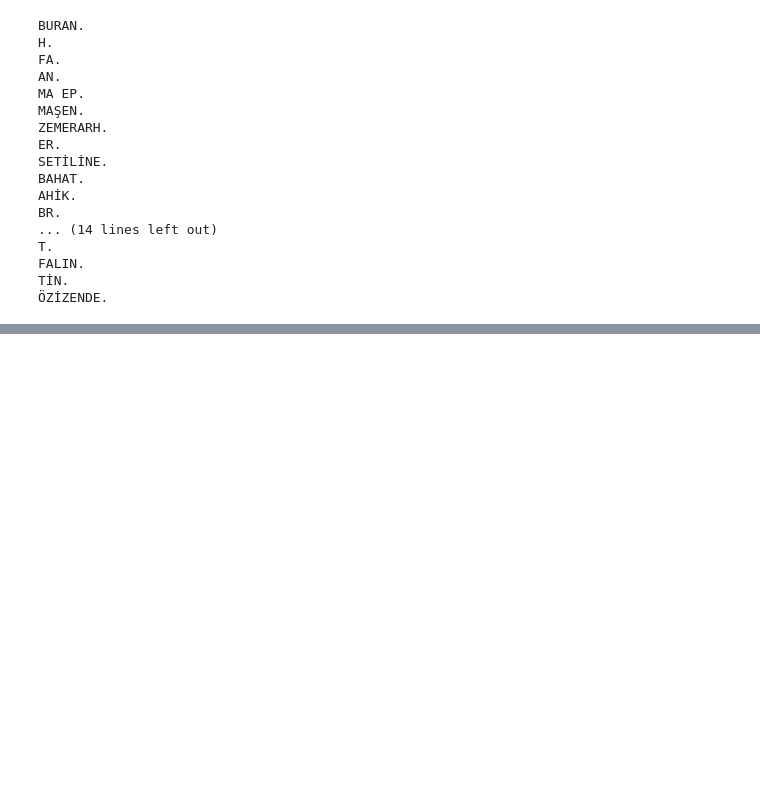
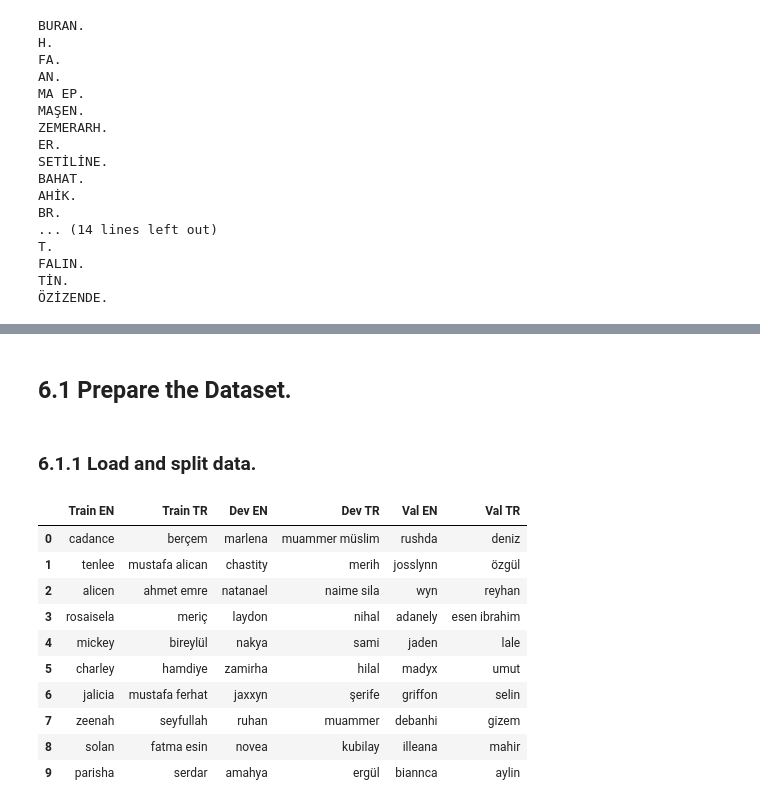
Before and after one commit to EdizArkin/yz50, a Jupyter notebook: w3_language_model.ipynb, the cells around one changed output, grey strips where cells are left out. Saved outputs shown, nothing was run; the diff lists cells and outputs as text; code cells hidden in the pictures; blank space fills up the shorter version.

```diff
--- a/w3_language_model.ipynb
+++ b/w3_language_model.ipynb
@@ -1299,0 +1302,4 @@ TİN.
+# %% [markdown]
+## 6.1 Prepare the Dataset.
+# %% [markdown]
+### 6.1.1 Load and split data.
@@ -1299,0 +1330,20 @@ TİN.
+# %%
+pd.DataFrame(
+    [[train_set_en[i], train_set_tr[i],
+      dev_set_en[i], dev_set_tr[i],
+      val_set_en[i], val_set_tr[i]]
+     for i in range(10)],
+    columns=["Train EN", "Train TR", "Dev EN", "Dev TR", "Val EN", "Val TR"]
+)
+# %% [output]
+|  | Train EN | Train TR | Dev EN | Dev TR | Val EN | Val TR |
+| 0 | cadance | berçem | marlena | muammer müsli̇m | rushda | deni̇z |
+| 1 | tenlee | mustafa ali̇can | chastity | meri̇h | josslynn | özgül |
+| 2 | alicen | ahmet emre | natanael | nai̇me sila | wyn | reyhan |
+| 3 | rosaisela | meri̇ç | laydon | ni̇hal | adanely | esen i̇brahi̇m |
+| 4 | mickey | bi̇reylül | nakya | sami̇ | jaden | lale |
+| 5 | charley | hamdi̇ye | zamirha | hi̇lal | madyx | umut |
+| 6 | jalicia | mustafa ferhat | jaxxyn | şeri̇fe | griffon | seli̇n |
+| 7 | zeenah | seyfullah | ruhan | muammer | debanhi | gi̇zem |
+| 8 | solan | fatma esi̇n | novea | kubi̇lay | illeana | mahi̇r |
+| 9 | parisha | serdar | amahya | ergül | biannca | ayli̇n |
```
Also changed, not shown: parts of 33 cells of this notebook.
